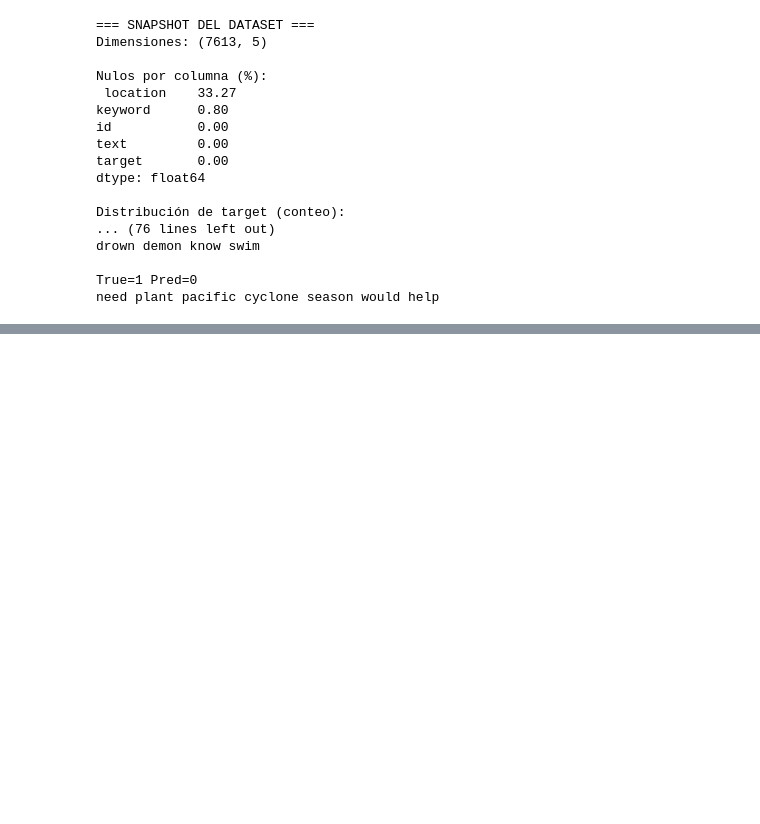
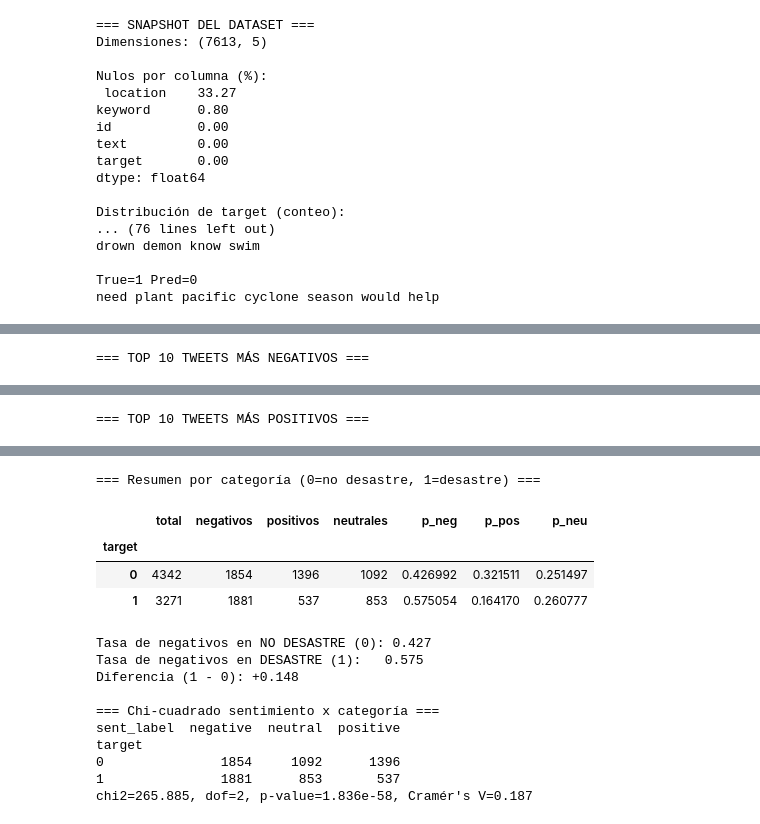
Before and after one commit to DiederichSolis/Lab5_data, a Jupyter notebook: lab_5.ipynb, the cells around one changed output, grey strips where cells are left out. Saved outputs shown, nothing was run; the diff lists cells and outputs as text; code cells hidden in the pictures; blank space fills up the shorter version.

```diff
--- a/lab_5.ipynb
+++ b/lab_5.ipynb
@@ -382,0 +795,62 @@ need plant pacific cyclone season would help
+# %%
+# === Punto 9: Top 10 más negativos/positivos + comparación por categoría ===
+import numpy as np
+import pandas as pd
+
+# 0) Asegurar columnas necesarias
+req_cols = {'id','text','target','sent_compound','sent_label'}
+faltan = req_cols - set(df.columns)
+if faltan:
+    raise ValueError(f"Faltan columnas en df para el punto 9: {faltan}")
+
+# 1) Etiqueta humana de categoría
+df['target_label'] = np.where(df['target']==1, 'desastre', 'no desastre')
+
+# 2) Top 10 más negativos / más positivos (según sent_compound)
+cols_show = ['id','target','target_label','sent_label','sent_compound','text']
+
+top10_neg = df.sort_values('sent_compound', ascending=True).head(10)[cols_show]
+top10_pos = df.sort_values('sent_compound', ascending=False).head(10)[cols_show]
+
+print("=== TOP 10 TWEETS MÁS NEGATIVOS ===")
+display(top10_neg.reset_index(drop=True))
+
+print("\n=== TOP 10 TWEETS MÁS POSITIVOS ===")
+display(top10_pos.reset_index(drop=True))
+
+# 3) ¿Son los de desastre más negativos?
+#    Tasas por categoría
+totals = df.groupby('target').size().rename('total')
+negatives = df[df['sent_label']=='negative'].groupby('target').size().rename('negativos')
+positives = df[df['sent_label']=='positive'].groupby('target').size().rename('positivos')
+neutrals  = df[df['sent_label']=='neutral'].groupby('target').size().rename('neutrales')
+
+summary = pd.concat([totals, negatives, positives, neutrals], axis=1).fillna(0).astype(int)
+summary['p_neg'] = summary['negativos'] / summary['total']
+summary['p_pos'] = summary['positivos'] / summary['total']
+summary['p_neu'] = summary['neutrales'] / summary['total']
+
+print("\n=== Resumen por categoría (0=no desastre, 1=desastre) ===")
+display(summary)
+
+p_neg_0 = summary.loc[0,'p_neg']
+p_neg_1 = summary.loc[1,'p_neg']
+print(f"\nTasa de negativos en NO DESASTRE (0): {p_neg_0:.3f}")
+print(f"Tasa de negativos en DESASTRE (1):   {p_neg_1:.3f}")
+print(f"Diferencia (1 - 0): {p_neg_1 - p_neg_0:+.3f}")
+
+# 4) (Opcional) Significancia estadística: Chi-cuadrado y Cramér's V
+try:
+    from scipy.stats import chi2_contingency
+    tab = pd.crosstab(df['target'], df['sent_label'])  # filas: target, columnas: sentiment
+    chi2, p, dof, exp = chi2_contingency(tab.values)
+    n = tab.values.sum()
+    k = min(tab.shape) - 1  # min(r-1,c-1)
+    cramer_v = np.sqrt(chi2 / (n * k)) if k > 0 else np.nan
+    print("\n=== Chi-cuadrado sentimiento x categoría ===")
+    print(tab)
+    print(f"chi2={chi2:.3f}, dof={dof}, p-value={p:.3e}, Cramér's V={cramer_v:.3f}")
+except Exception as e:
+    print("\n(No se pudo calcular chi-cuadrado/Cramér V):", e)
+# %% [output]
+=== TOP 10 TWEETS MÁS NEGATIVOS ===
@@ -382,0 +868 @@ need plant pacific cyclone season would help
+=== TOP 10 TWEETS MÁS POSITIVOS ===
@@ -382,0 +880,15 @@ need plant pacific cyclone season would help
+=== Resumen por categoría (0=no desastre, 1=desastre) ===
+|  | total | negativos | positivos | neutrales | p_neg | p_pos | p_neu |
+| target |  |  |  |  |  |  |  |
+| 0 | 4342 | 1854 | 1396 | 1092 | 0.426992 | 0.321511 | 0.251497 |
+| 1 | 3271 | 1881 | 537 | 853 | 0.575054 | 0.164170 | 0.260777 |
+Tasa de negativos en NO DESASTRE (0): 0.427
+Tasa de negativos en DESASTRE (1):   0.575
+Diferencia (1 - 0): +0.148
+
+=== Chi-cuadrado sentimiento x categoría ===
+sent_label  negative  neutral  positive
+target
+0               1854     1092      1396
+1               1881      853       537
+chi2=265.885, dof=2, p-value=1.836e-58, Cramér's V=0.187
```
Also changed, not shown: parts of 5 cells of this notebook, 2 other files.
